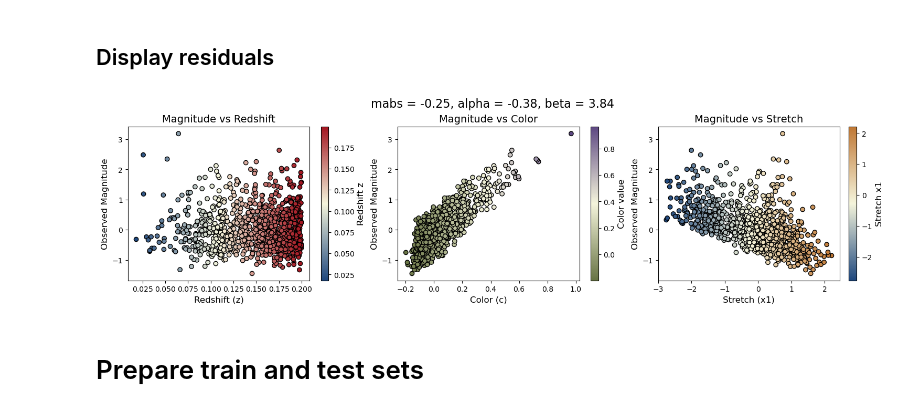
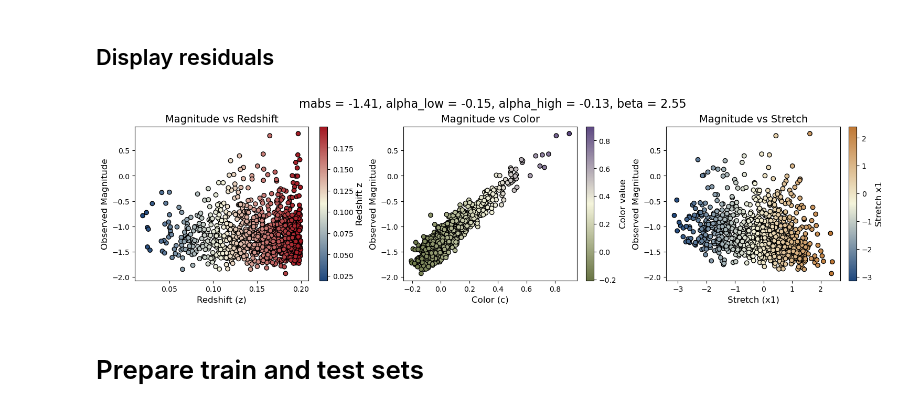
Before and after one commit to a-trigui/ximinf, a Jupyter notebook: notebooks/2_train_nn.ipynb, the cells around one changed output. Cells and saved outputs as stored; diff of their text form; code cells hidden in the pictures.

```diff
--- a/notebooks/2_train_nn.ipynb
+++ b/notebooks/2_train_nn.ipynb
@@ -54,7 +54,7 @@ gpu
 # %%
 # Path to the new HDF5 file
 # file_path = "../data/SIM/simulations_10000_100_alpha_beta_mabs_S_noerr.h5"
-file_path = "../data/SIM/simulations_100000_1000_alpha_beta_mabs_S_noerr.h5"
+file_path = "../data/SIM/simulations_50000_1000_mabs_brok_alpha_beta_gamma_sigma_S.h5"
 
 with h5py.File(file_path, "r") as f:
     # Parameters: load directly as (N,) JAX arrays
@@ -157,35 +158,35 @@ sc2 = axes[1].scatter(
 axes[1].set_title('Magnitude vs Color', fontsize=14)
 axes[1].set_xlabel('Color (c)', fontsize=12)
 axes[1].set_ylabel('Observed Magnitude', fontsize=12)
 cbar2 = plt.colorbar(sc2, ax=axes[1])
 cbar2.set_label('Color value', fontsize=12)
 
 # Third subplot: x1 vs magobs
 sc3 = axes[2].scatter(
     data_filt['x1'][index, :],
     data_filt['magobs'][index, :],
     c=data_filt['x1'][index, :],
     cmap=cmap3,
     edgecolor='k'
 )
 axes[2].set_title('Magnitude vs Stretch', fontsize=14)
 axes[2].set_xlabel('Stretch (x1)', fontsize=12)
 axes[2].set_ylabel('Observed Magnitude', fontsize=12)
 cbar3 = plt.colorbar(sc3, ax=axes[2])
 cbar3.set_label('Stretch x1', fontsize=12)
 
 fig.suptitle(
     (
         f"mabs = {params['mabs'][index]:.2f}, "
-        f"alpha = {params['alpha'][index]:.2f}, "
+        f"alpha_low = {params['alpha_low'][index]:.2f}, alpha_high = {params['alpha_high'][index]:.2f}, "
         f"beta = {params['beta'][index]:.2f}"
     ),
     fontsize=16
 )
 
 plt.show()
 # %% [output]
-[figure, old version]
+[figure, new version]
 # %%
 # select_columns = ['magobs','c', 'x1'] #,'x1'
 # data = {k: v for k, v in data.items() if k in select_columns}
```
Also changed, not shown: parts of 20 cells of this notebook, 5 other files.
